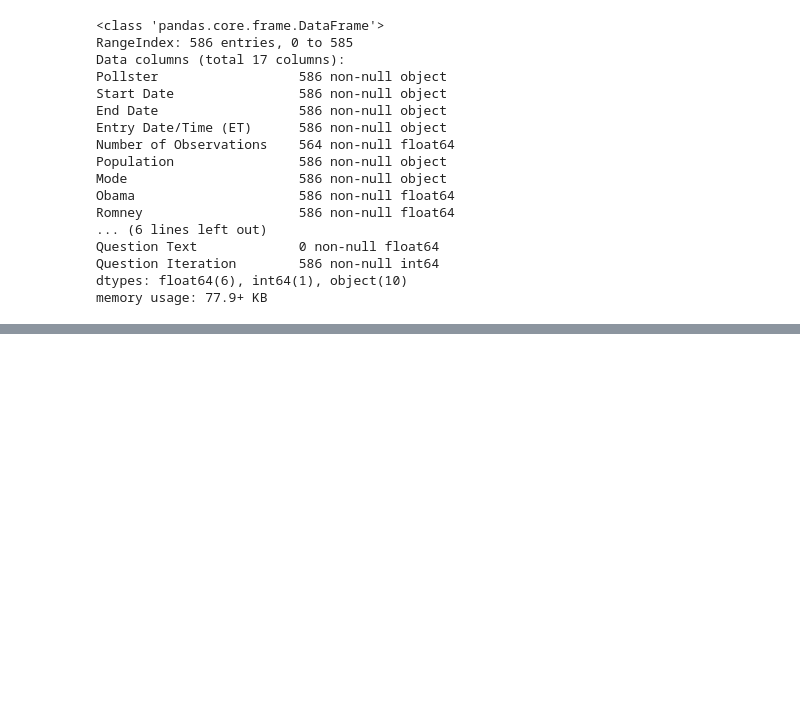
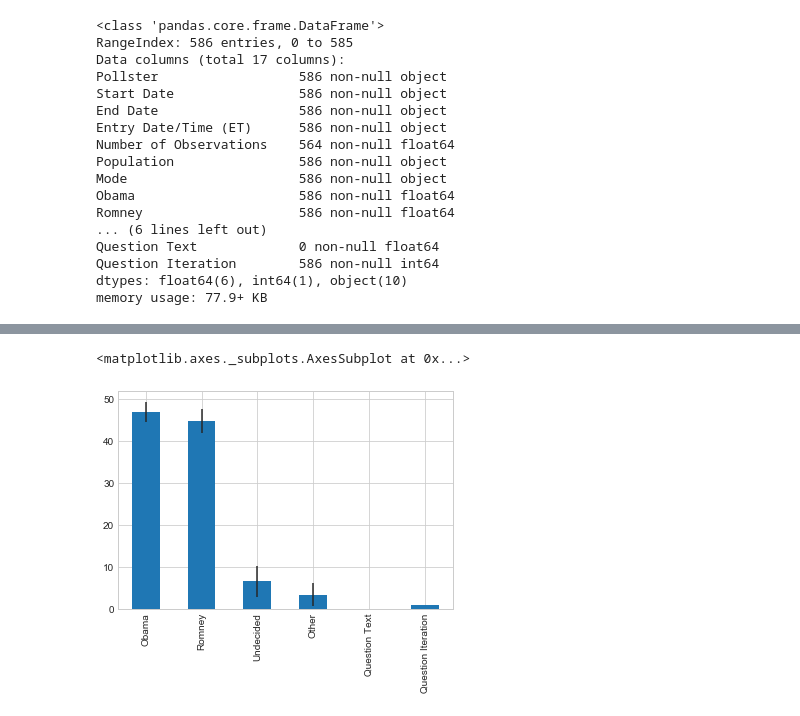
Before and after one commit to kiyo2022/project, a Jupyter notebook: アメリカ大統領選挙.ipynb, the cells around one changed output, grey strips where cells are left out. Cells and saved outputs as stored; diff of their text form; code cells hidden in the pictures; blank space fills up the shorter version.

```diff
--- a/アメリカ大統領選挙.ipynb
+++ b/アメリカ大統領選挙.ipynb
@@ -55,0 +92,2 @@ poll_df.head()
+# %%
+avg = pd.DataFrame(poll_df.mean())
@@ -55,0 +105,2 @@ poll_df.head()
+# %%
+avg.drop('Number of Observations', axis=0, inplace=True)
@@ -55,0 +117,3 @@ poll_df.head()
+# %%
+std = pd.DataFrame(poll_df.std())
+std.drop('Number of Observations', axis=0, inplace=True)
@@ -55,0 +130,5 @@ poll_df.head()
+# %%
+avg.plot(yerr=std, kind='bar', legend=False)
+# %% [output]
+<matplotlib.axes._subplots.AxesSubplot at 0x...>
+[figure, added]
```
Also changed, not shown: parts of 20 cells of this notebook, 1 other file.
